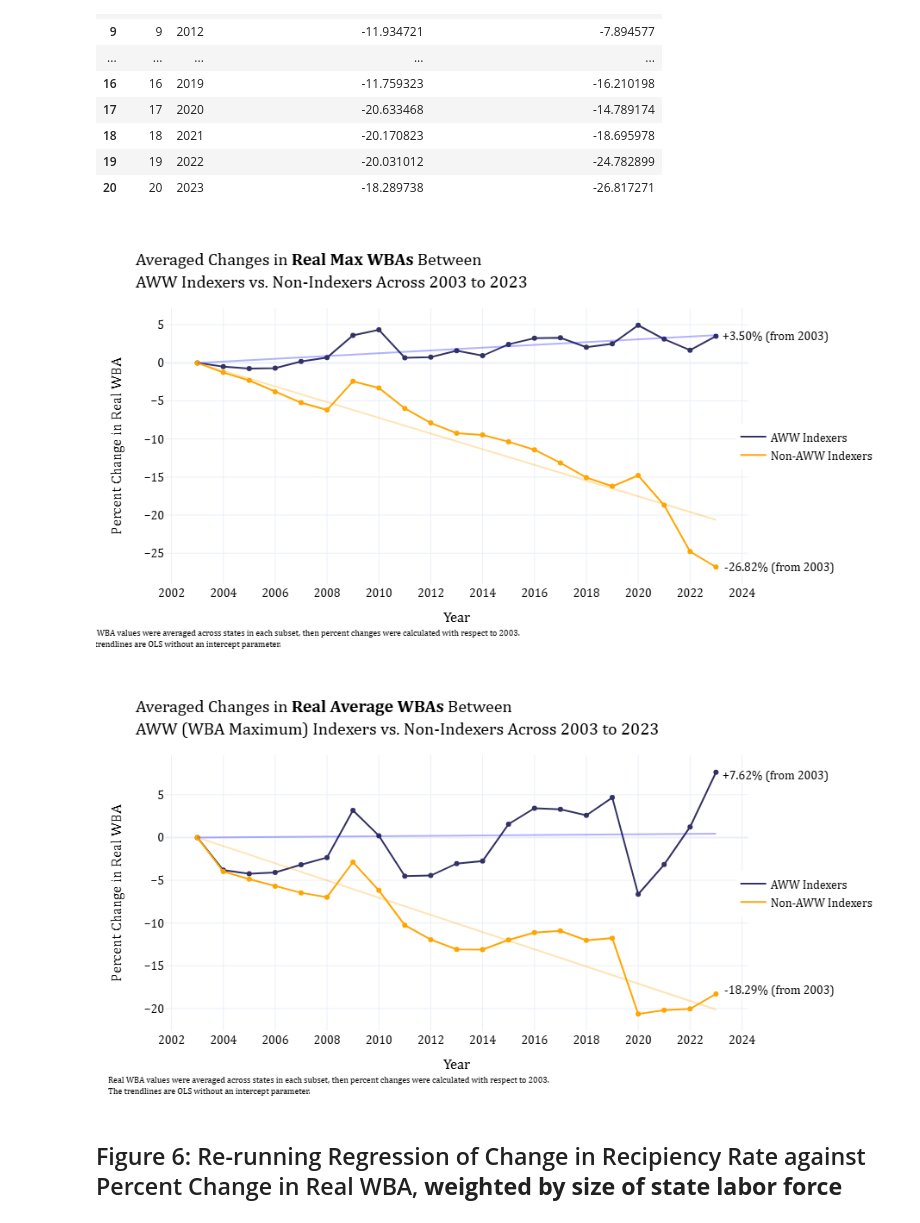
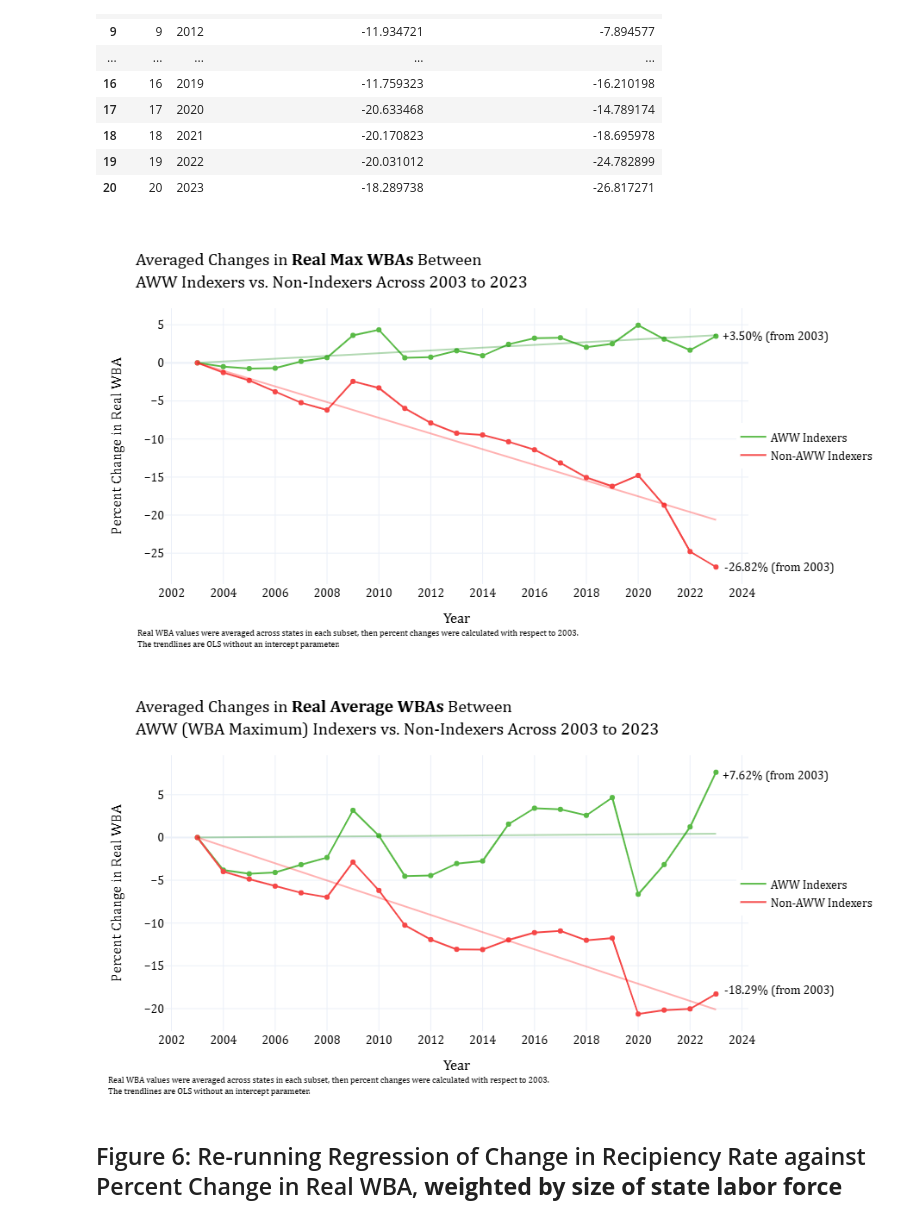
Before and after one commit to kguo12/UI-Inflation, a Jupyter notebook: UIindexingsubsets.ipynb, the cells around one changed output. Saved outputs shown, nothing was run; the diff lists cells and outputs as text; code cells hidden in the pictures.

```diff
--- a/UIindexingsubsets.ipynb
+++ b/UIindexingsubsets.ipynb
@@ -124,22 +124,22 @@ x_pred2 = x_pred2 + 2003
 fig3 = px.line(data_frame = avg_indexers,
              x = "Year",
              y = "Real Maximum WBA (regional, 2023 base)")
-fig3.update_traces(line=dict(color = 'rgba(50,50,100,1)'), name="AWW Indexers", showlegend=True)
+fig3.update_traces(line=dict(color = 'rgb(89, 186, 70)'), name="AWW Indexers", showlegend=True)
 
 fig4= px.scatter(data_frame = avg_indexers,
                 x = "Year",
                 y = "Real Maximum WBA (regional, 2023 base)",
-                color_discrete_sequence=["rgb(50,50,100)"])
+                color_discrete_sequence=["rgba(89, 186, 70, 1)"])
 
 fig7 = px.line(data_frame = avg_nonindexers,
              x = "Year",
              y = "Real Maximum WBA (regional, 2023 base)")
-fig7.update_traces(line=dict(color = 'rgba(255, 165, 0,1)'), name="Non-AWW Indexers", showlegend=True)
+fig7.update_traces(line=dict(color = 'rgb(245, 71, 71)'), name="Non-AWW Indexers", showlegend=True)
 
 fig8= px.scatter(data_frame = avg_nonindexers,
                 x = "Year",
                 y = "Real Maximum WBA (regional, 2023 base)",
-                color_discrete_sequence=["rgb(255, 165, 0)"])
+                color_discrete_sequence=["rgba(245, 71, 71,1)"])
 
 fig3 = go.Figure(data= fig3.data + fig4.data + fig7.data + fig8.data)
 
@@ -147,7 +147,7 @@ fig3.add_trace(go.Scatter(
     x=x_pred,
     y=y_pred,
     mode='lines',
-    line=dict(color='blue', width=2),
+    line=dict(color='green', width=2),
     opacity=0.3,
     showlegend=False
 ))
@@ -155,7 +155,7 @@ fig3.add_trace(go.Scatter(
     x=x_pred2,
     y=y_pred2,
     mode='lines',
-    line=dict(color='orange', width=2),
+    line=dict(color='red', width=2),
     opacity=0.3,
     showlegend=False
 ))
@@ -186,35 +186,35 @@ fig3.update_layout(title_text="Averaged Changes in <b>Real Max WBAs</b> Between<
                     )
                   )
 fig3.add_annotation(
     xref="paper", yref="paper",
     x=1.14, y=0.93,
     text="+3.50% (from 2003)",
     showarrow=False,
     font=dict(size=14, color="black"),
     align="left"
 )
 fig3.add_annotation(
     xref="paper", yref="paper",
     x=1.15, y=0.03,
     text="-26.82% (from 2003)",
     showarrow=False,
     font=dict(size=14, color="black"),
     align="left"
 )
 fig3.add_annotation(
     text='Real WBA values were averaged across states in each subset, then percent changes were calculated with respect to 2003.<br>The trendlines are OLS without an intercept parameter.',
     showarrow=False,
     xref="paper",
     yref="paper",
-    x=-0.15,
+    x=-0.05,
     y=-0.15,
     xanchor="left",
     yanchor="top",
     font=dict(size=10),
     align="left"
 )
 # %% [output]
-[figure, old version]
+[figure, new version]
 # %%
 write_html(fig3, 'fig_9a.html')
 # %%
@@ -242,23 +242,23 @@ fig1 = px.line(data_frame = avg_indexers,
              x = "Year",
              y = "Real Average WBA (regional, 2023 base)",
               )
-fig1.update_traces(line=dict(color = 'rgba(50, 50, 100,1)'), name="AWW Indexers", showlegend=True)
+fig1.update_traces(line=dict(color = 'rgba(89, 186, 70, 1)'), name="AWW Indexers", showlegend=True)
 
 fig2 = px.scatter(data_frame = avg_indexers,
                 x = "Year",
                 y = "Real Average WBA (regional, 2023 base)",
-                color_discrete_sequence=["rgb(50,50,100)"])
+                color_discrete_sequence=['rgb(89, 186, 70)'])
 
 fig5 = px.line(data_frame = avg_nonindexers,
              x = "Year",
              y = "Real Average WBA (regional, 2023 base)",
               )
-fig5.update_traces(line=dict(color = 'rgba(255, 165, 0,1)'), name="Non-AWW Indexers", showlegend=True)
+fig5.update_traces(line=dict(color = 'rgba(245, 71, 71,1)'), name="Non-AWW Indexers", showlegend=True)
 
 fig6 = px.scatter(data_frame = avg_nonindexers,
                 x = "Year",
                 y = "Real Average WBA (regional, 2023 base)",
-                color_discrete_sequence=["rgb(255, 165, 0)"])
+                color_discrete_sequence=['rgb(245, 71, 71)'])
 
 fig1 = go.Figure(data= fig1.data + fig2.data + fig5.data + fig6.data)
 
@@ -266,7 +266,7 @@ fig1.add_trace(go.Scatter(
     x=x_pred,
     y=y_pred,
     mode='lines',
-    line=dict(color='blue', width=2),
+    line=dict(color='green', width=2),
     opacity=0.3,
     showlegend=False
 ))
@@ -274,7 +274,7 @@ fig1.add_trace(go.Scatter(
     x=x_pred2,
     y=y_pred2,
     mode='lines',
-    line=dict(color='orange', width=2),
+    line=dict(color='red', width=2),
     opacity=0.3,
     showlegend=False
 ))
@@ -332,7 +332,7 @@ fig1.add_annotation(
     align="left"
 )
 # %% [output]
-[figure, old version]
+[figure, new version]
 # %%
 write_html(fig1, "fig_9b.html")
 # %% [markdown]
```
Also changed, not shown: parts of 33 cells of this notebook, 10 other files.
